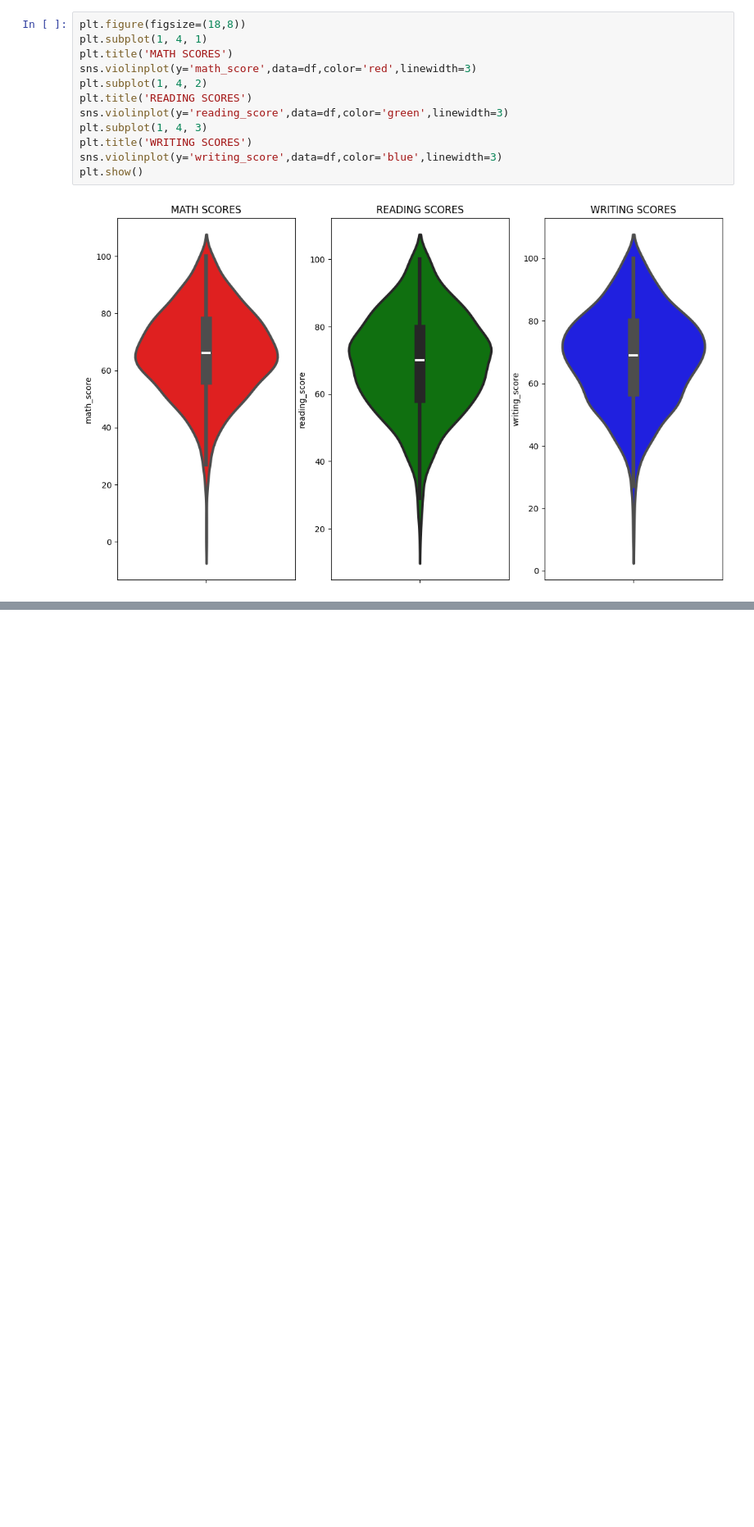
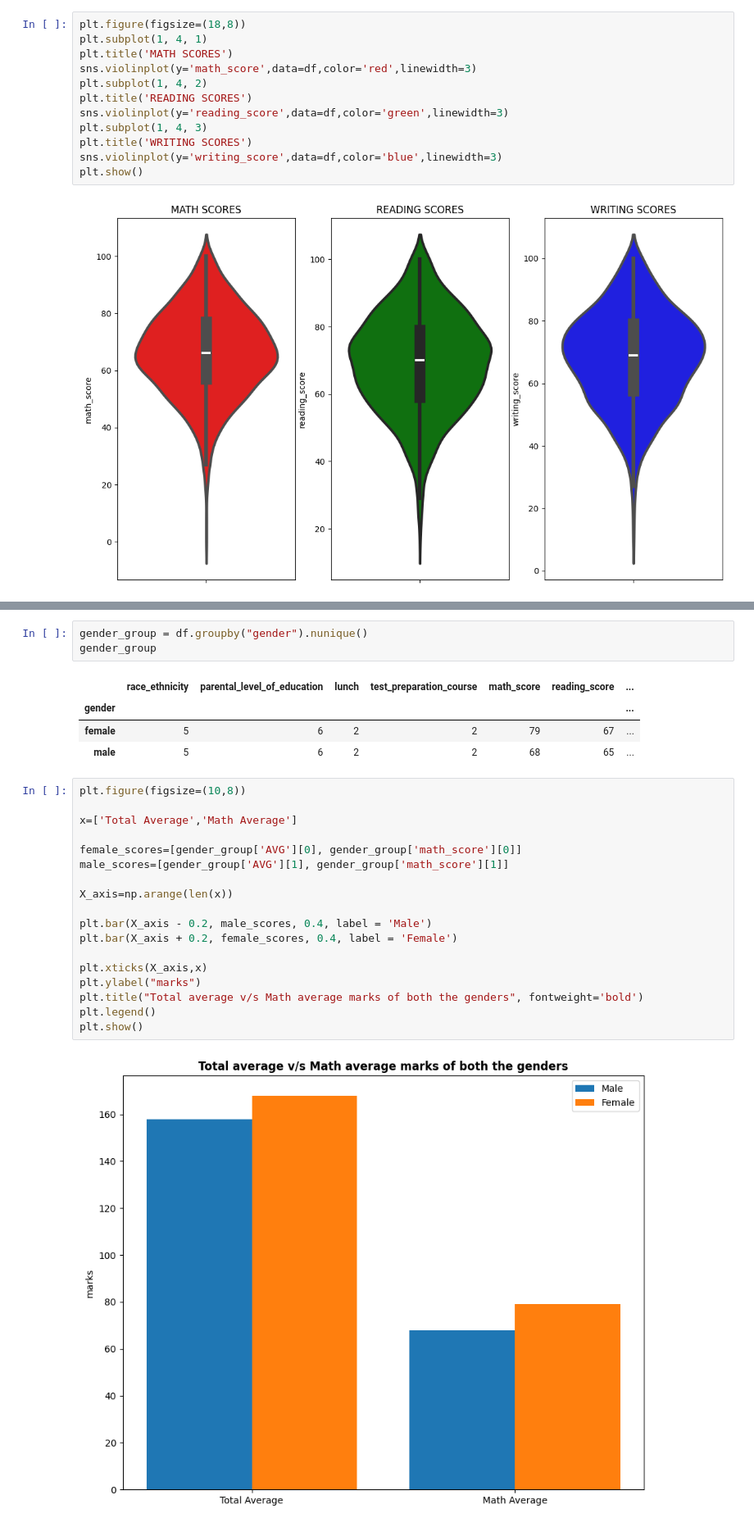
Before and after one commit to Parth-0804/Ml_Project, a Jupyter notebook: notebook/01_EDA_Student_project.ipynb, the cells around one changed output, grey strips where cells are left out. Shown at 82% size. Drawn from its saved outputs; the diff is of its cells as text; blank space fills up the shorter version.

```diff
--- a/notebook/01_EDA_Student_project.ipynb
+++ b/notebook/01_EDA_Student_project.ipynb
@@ -278,0 +354,28 @@ plt.show()
+# %%
+gender_group = df.groupby("gender").nunique()
+gender_group
+# %% [output]
+|  | race_ethnicity | parental_level_of_education | lunch | test_preparation_course | math_score | reading_score | ... |
+| gender |  |  |  |  |  |  | ... |
+| female | 5 | 6 | 2 | 2 | 79 | 67 | ... |
+| male | 5 | 6 | 2 | 2 | 68 | 65 | ... |
+# %%
+plt.figure(figsize=(10,8))
+
+x=['Total Average','Math Average']
+
+female_scores=[gender_group['AVG'][0], gender_group['math_score'][0]]
+male_scores=[gender_group['AVG'][1], gender_group['math_score'][1]]
+
+X_axis=np.arange(len(x))
+
+plt.bar(X_axis - 0.2, male_scores, 0.4, label = 'Male')
+plt.bar(X_axis + 0.2, female_scores, 0.4, label = 'Female')
+
+plt.xticks(X_axis,x)
+plt.ylabel("marks")
+plt.title("Total average v/s Math average marks of both the genders", fontweight='bold')
+plt.legend()
+plt.show()
+# %% [output]
+[figure, added]
```
Also changed, not shown: parts of 26 cells of this notebook.
